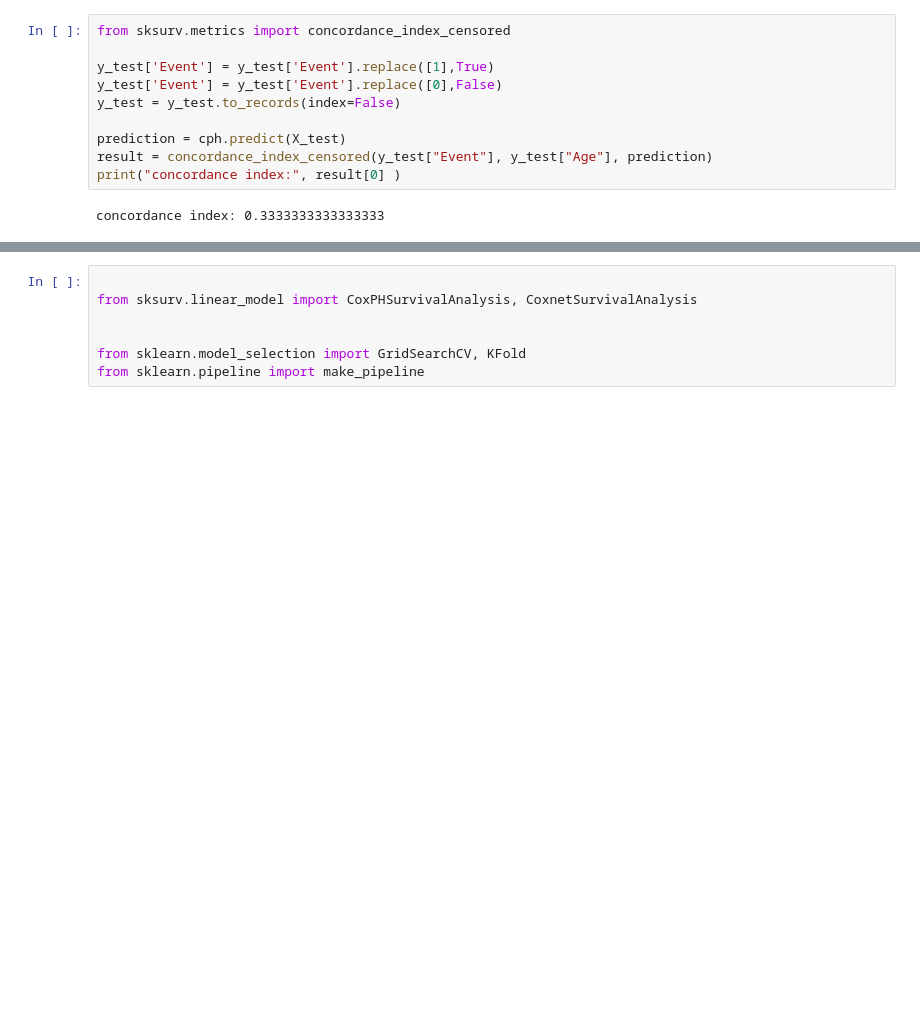
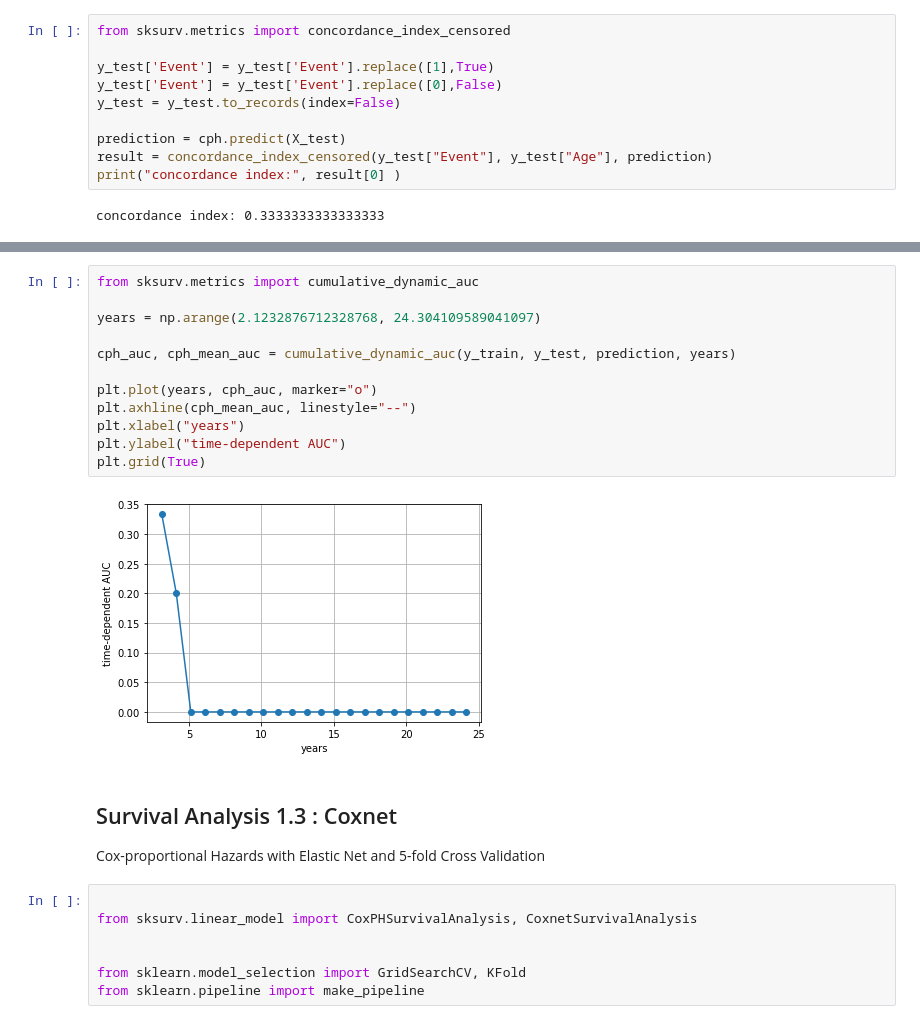
Before and after one commit to nishaalajmera/ML-for-Leigh-Syndrome, a Jupyter notebook: EDA.ipynb, the cells around one changed output, grey strips where cells are left out. Saved outputs shown, nothing was run; the diff lists cells and outputs as text; blank space fills up the shorter version.

```diff
--- a/EDA.ipynb
+++ b/EDA.ipynb
@@ -556,3 +576,20 @@ concordance index: 0.3333333333333333
+# %%
+from sksurv.metrics import cumulative_dynamic_auc
+
+years = np.arange(2.1232876712328768, 24.304109589041097)
+
+cph_auc, cph_mean_auc = cumulative_dynamic_auc(y_train, y_test, prediction, years)
+
+plt.plot(years, cph_auc, marker="o")
+plt.axhline(cph_mean_auc, linestyle="--")
+plt.xlabel("years")
+plt.ylabel("time-dependent AUC")
+plt.grid(True)
+# %% [output]
+[figure, added]
+# %% [markdown]
+## Survival Analysis 1.3 : Coxnet
+Cox-proportional Hazards with Elastic Net and 5-fold Cross Validation
 # %%
 
 from sksurv.linear_model import CoxPHSurvivalAnalysis, CoxnetSurvivalAnalysis
```
Also changed, not shown: parts of 225 cells of this notebook, 10 other files.
